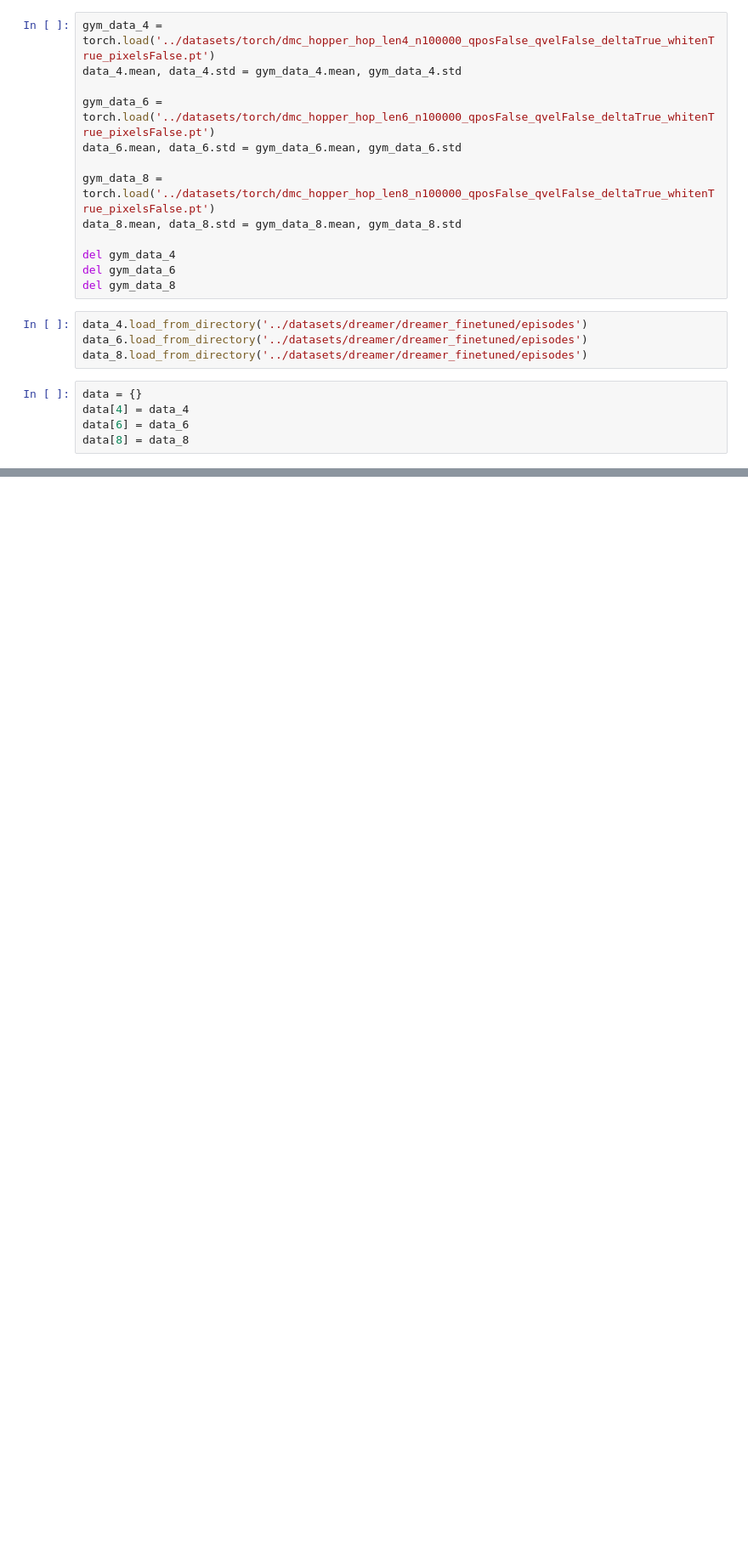
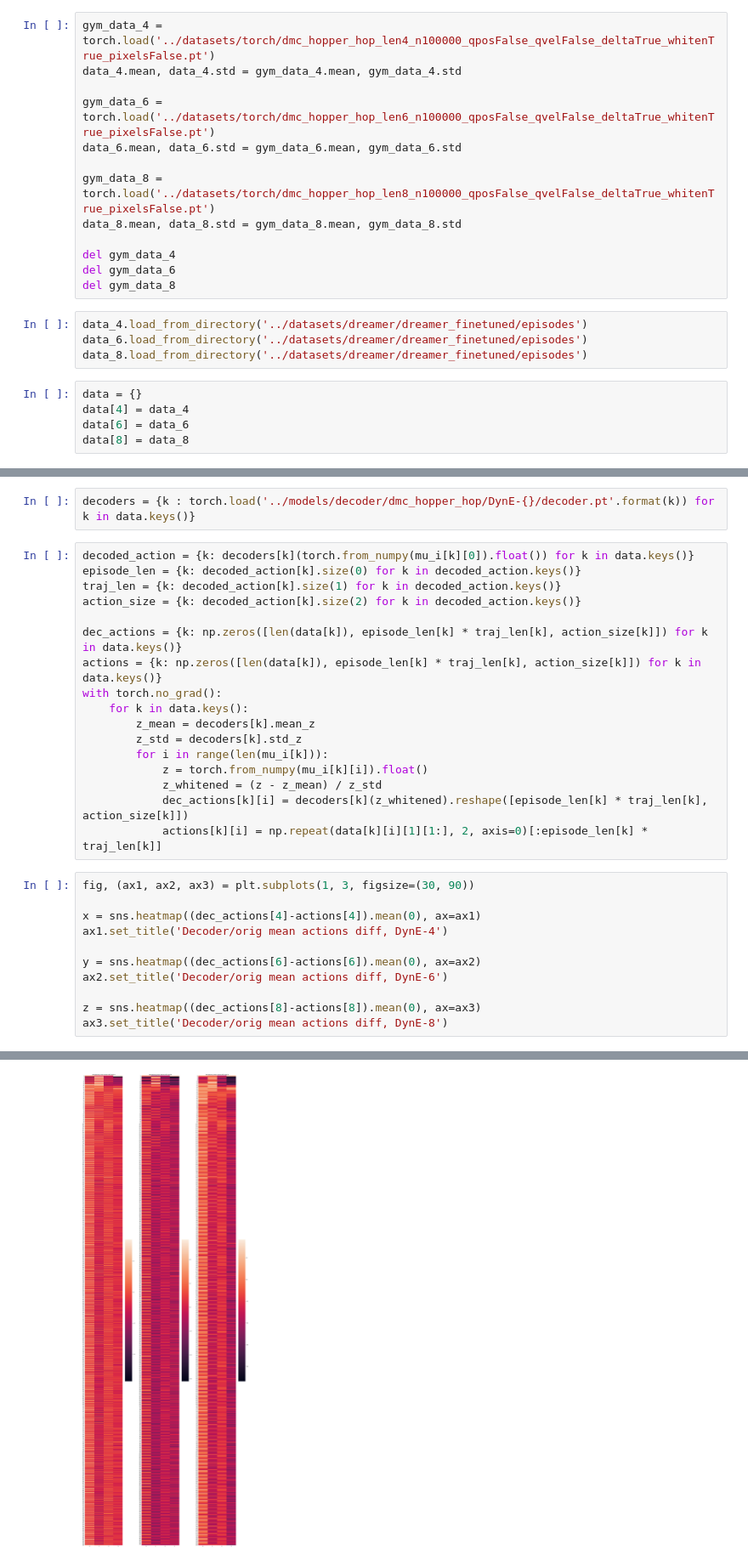
Before and after one commit to vinnibuh/dynamics-aware-embeddings, a Jupyter notebook: notebooks/trajectories_len_comparison.ipynb, the cells around one changed output, grey strips where cells are left out. Shown at 85% size. Saved outputs shown, nothing was run; the diff lists cells and outputs as text; blank space fills up the shorter version.

```diff
--- a/notebooks/trajectories_len_comparison.ipynb
+++ b/notebooks/trajectories_len_comparison.ipynb
@@ -61,0 +74,31 @@ NameError: name 'obs' is not defined
+# %%
+decoders = {k : torch.load('../models/decoder/dmc_hopper_hop/DynE-{}/decoder.pt'.format(k)) for k in data.keys()}
+# %%
+decoded_action = {k: decoders[k](torch.from_numpy(mu_i[k][0]).float()) for k in data.keys()}
+episode_len = {k: decoded_action[k].size(0) for k in decoded_action.keys()}
+traj_len = {k: decoded_action[k].size(1) for k in decoded_action.keys()}
+action_size = {k: decoded_action[k].size(2) for k in decoded_action.keys()}
+
+dec_actions = {k: np.zeros([len(data[k]), episode_len[k] * traj_len[k], action_size[k]]) for k in data.keys()}
+actions = {k: np.zeros([len(data[k]), episode_len[k] * traj_len[k], action_size[k]]) for k in data.keys()}
+with torch.no_grad():
+    for k in data.keys():
+        z_mean = decoders[k].mean_z
+        z_std = decoders[k].std_z
+        for i in range(len(mu_i[k])):
+            z = torch.from_numpy(mu_i[k][i]).float()
+            z_whitened = (z - z_mean) / z_std
+            dec_actions[k][i] = decoders[k](z_whitened).reshape([episode_len[k] * traj_len[k], action_size[k]])
+            actions[k][i] = np.repeat(data[k][i][1][1:], 2, axis=0)[:episode_len[k] * traj_len[k]]
+# %%
+fig, (ax1, ax2, ax3) = plt.subplots(1, 3, figsize=(30, 90))
+
+x = sns.heatmap((dec_actions[4]-actions[4]).mean(0), ax=ax1)
+ax1.set_title('Decoder/orig mean actions diff, DynE-4')
+
+y = sns.heatmap((dec_actions[6]-actions[6]).mean(0), ax=ax2)
+ax2.set_title('Decoder/orig mean actions diff, DynE-6')
+
+z = sns.heatmap((dec_actions[8]-actions[8]).mean(0), ax=ax3)
+ax3.set_title('Decoder/orig mean actions diff, DynE-8')
+# %% [output]
@@ -61,0 +106 @@ NameError: name 'obs' is not defined
+[figure, added]
```
Also changed, not shown: parts of 8 cells of this notebook, 11 other files.
